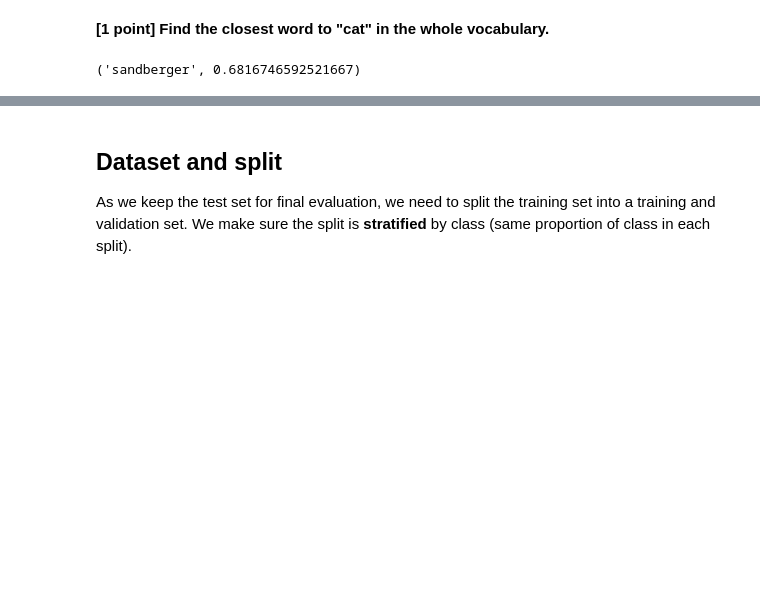
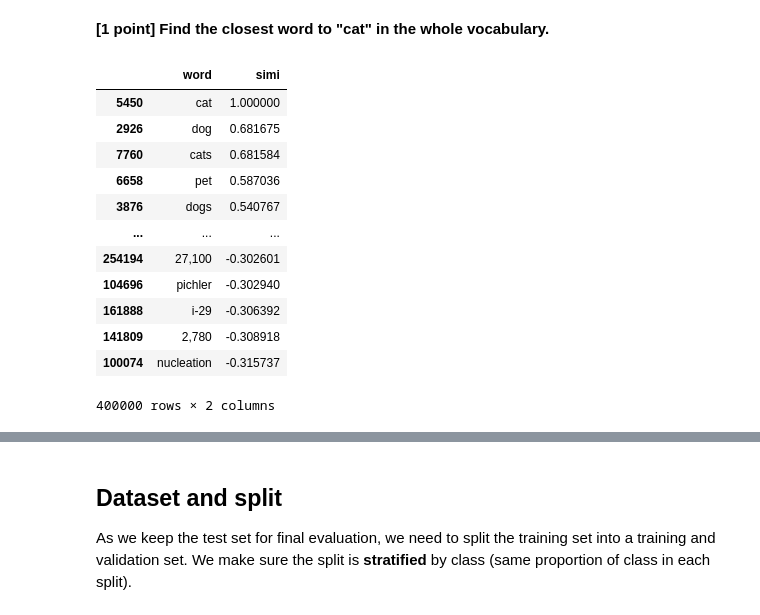
Before and after one commit to meliioko/nlp_tp_3, a Jupyter notebook: fill_your_own_glove.ipynb, the cells around one changed output, grey strips where cells are left out. Saved outputs shown, nothing was run; the diff lists cells and outputs as text; code cells hidden in the pictures; blank space fills up the shorter version.

Commit message:
simi ok

```diff
--- a/fill_your_own_glove.ipynb
+++ b/fill_your_own_glove.ipynb
@@ -84,15 +84,26 @@ cat x fridge = 0.09630905091762543
 # %% [markdown]
 **\[1 point\] Find the closest word to "cat" in the whole vocabulary.**
 # %%
-max = 0
-max_element = ""
+words = []
+simi = []
 for word in glove.itos:
-  if word == "cat":
-    continue
   similarity = torch.cosine_similarity(glove.vectors[glove.stoi["cat"]].reshape(1, -1), glove.vectors[glove.stoi[word]].reshape(1, -1),).item()
-  if max < similarity:
-    max = similarity
-    max_element = word
-word, max
+  words.append(word)
+  simi.append(similarity)
+df = pd.DataFrame({"word": words, "simi": simi})
+df.sort_values(by="simi", ascending=False, inplace=True)
+df.head()
 # %% [output]
+|  | word | simi |
+| 5450 | cat | 1.000000 |
+| 2926 | dog | 0.681675 |
+| 7760 | cats | 0.681584 |
+| 6658 | pet | 0.587036 |
+| 3876 | dogs | 0.540767 |
+| ... | ... | ... |
+| 254194 | 27,100 | -0.302601 |
+| 104696 | pichler | -0.302940 |
+| 161888 | i-29 | -0.306392 |
+| 141809 | 2,780 | -0.308918 |
+| 100074 | nucleation | -0.315737 |
-('sandberger', 0.6816746592521667)
+400000 rows × 2 columns
```
Also changed, not shown: parts of 2 cells of this notebook.
